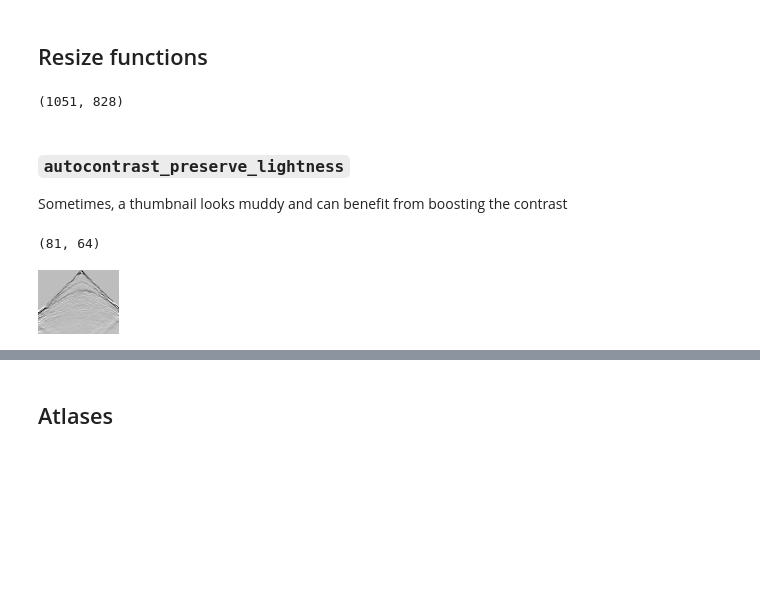
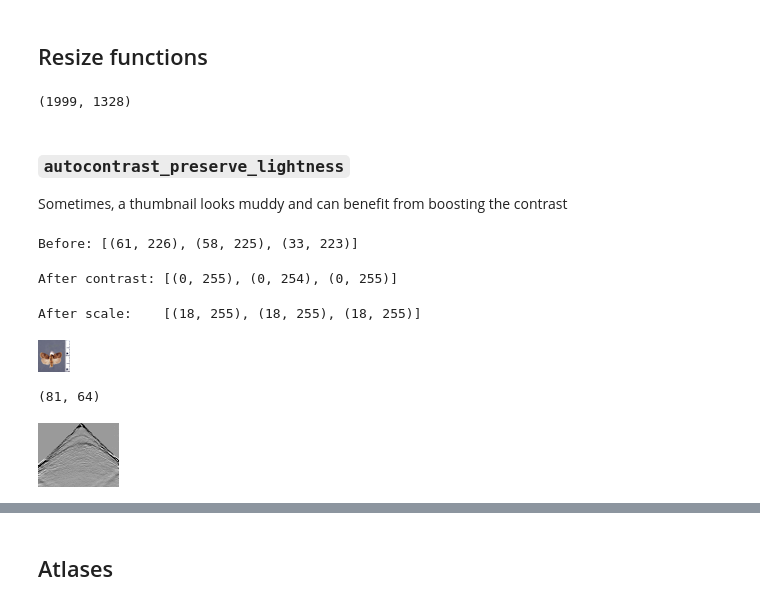
Before and after one commit to fr1ll/clip-plot, a Jupyter notebook: nbs/03_images.ipynb, the cells around one changed output, grey strips where cells are left out. Saved outputs shown, nothing was run; the diff lists cells and outputs as text; code cells hidden in the pictures; blank space fills up the shorter version.

```diff
--- a/nbs/03_images.ipynb
+++ b/nbs/03_images.ipynb
@@ -52,14 +52,13 @@ def load_image(image_path:str, format:str="RGB")->pil_image:
 
 # test how Image.thumbnail works for different heights
 
-# testimage = Path("../tests/smithsonian_butterflies_10/jpgs/3fee89f9b-ba5c-4f2e-8532-6e390e2cf0c9.jpg")
-testimage = Path("../datasets/internet-seismic/SLIM_figure-1d.jpg")
+testimage = Path("../tests/smithsonian_butterflies_10/jpgs/3fee89f9b-ba5c-4f2e-8532-6e390e2cf0c9.jpg")
+# testimage = Path("../datasets/internet-seismic/SLIM_figure-1d.jpg")
 # testimage = Path("../datasets/internet-seismic/SLIM_wMult.jpg")
 
 im = pil_image.open(testimage)
-im.size
 # %% [output]
-(1051, 828)
+(1999, 1328)
 # %%
 #| export
 
@@ -100,7 +99,12 @@ def autocontrast_preserve_lightness(img:pil_image, cutoff:float=0.)->pil_image:
     `cutoff` defines a percentage of the histogram to remove before scaling
     '''
     mean_before = Stat(img.convert("L")).mean[0]
-    img = ImageOps.autocontrast(img, preserve_tone=True, cutoff=cutoff)
+    print(f"Before:\t{Stat(img).extrema}")
+    # img = ImageOps.autocontrast(img, preserve_tone=True, cutoff=cutoff)
+    img = ImageOps.autocontrast(img, cutoff=cutoff)
+    print(f"After contrast:\t{Stat(img).extrema}")
     mean_after = Stat(img.convert("L")).mean[0]
     mean_shift = mean_after - mean_before
-    return img.point(lambda i: np.clip(i - mean_shift, 0, 255))
+    img = img.point(lambda i: np.clip(i - mean_shift, 0, 255))
+    print(f"After scale:\t{Stat(img).extrema}")
+    return img
@@ -106,0 +140,8 @@ def autocontrast_preserve_lightness(img:pil_image, cutoff:float=0.)->pil_image:
+# %%
+#| hide
+autocontrast_preserve_lightness(im.resize((32,32)))
+# %% [output]
+Before: [(61, 226), (58, 225), (33, 223)]
+After contrast: [(0, 255), (0, 254), (0, 255)]
+After scale:    [(18, 255), (18, 255), (18, 255)]
+[figure, added]
@@ -107,9 +151,9 @@ def autocontrast_preserve_lightness(img:pil_image, cutoff:float=0.)->pil_image:
 # %%
 #| hide
 print(resize_to_height(im, 64).size)
-ImageOps.autocontrast(resize_to_height(im, 64), preserve_tone=True)
+keras_autocontrast_preserve_lightness(resize_to_height(im, 64))
 # %% [output]
 (81, 64)
-[figure, old version]
+[figure, new version]
 # %%
 #| hide
```
Also changed, not shown: parts of 7 cells of this notebook, 2 other files.
